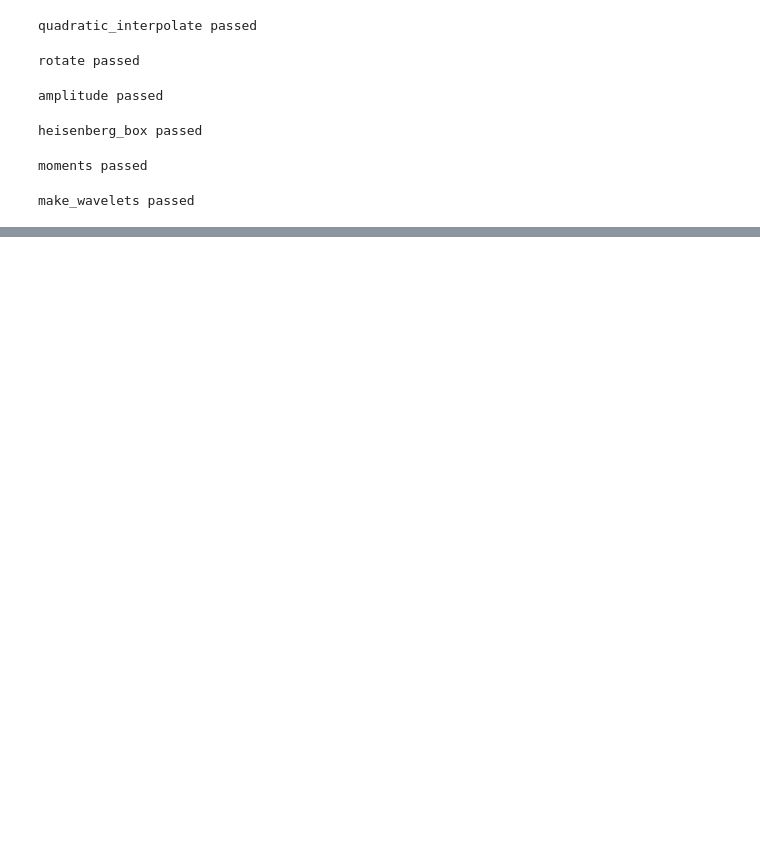
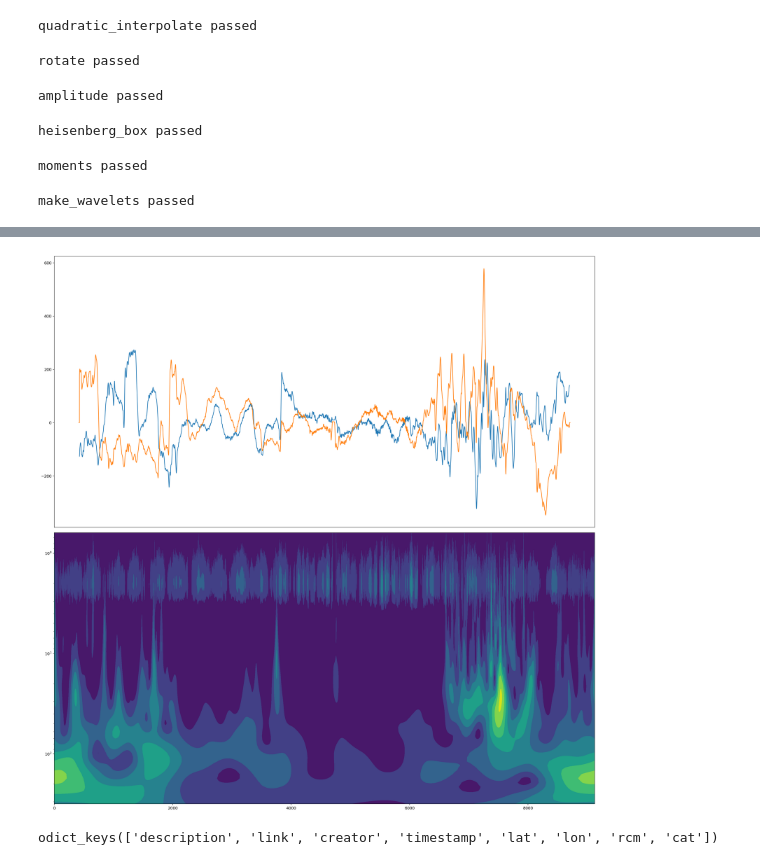
Before and after one commit to danrsc/analytic_wavelet, a Jupyter notebook: analytic_wavelet_transform_test.ipynb, the cells around one changed output, grey strips where cells are left out. Cells and saved outputs as stored; diff of their text form; code cells hidden in the pictures; blank space fills up the shorter version.

```diff
--- a/analytic_wavelet_transform_test.ipynb
+++ b/analytic_wavelet_transform_test.ipynb
@@ -480,0 +674,72 @@ for i, b in enumerate(reversed(gamma_beta)):
+# %%
+# analytic_wavelet_transform
+from collections import OrderedDict
+import numpy as np
+from scipy.io import loadmat
+from scipy.signal.windows import hann
+from scipy.signal import convolve
+from analytic_wavelet import analytic_wavelet_transform, GeneralizedMorseWavelet, make_unpad_slices, masked_detrend
+from wavelet_spectra_plot import wavelet_contourf, time_series_plot
+%matplotlib inline
+from matplotlib import pyplot as plt, gridspec
+
+def _convert_void_to_dict(v):
+    result = OrderedDict()
+    for field in v.dtype.fields:
+        if v[field].shape != (1, 1):
+            raise ValueError('Expected each value to have shape (1, 1): {}: {}'.format(field, v[field].shape))
+        value = v[field][0, 0]
+        if value.dtype.kind in ('S', 'U'):
+            value = str(value[0])
+        elif value.dtype.kind == 'V':
+            value = _convert_void_to_dict(value)
+        result[field] = value
+    return result
+
+
+def load_test_data(path):
+    d = loadmat(path)
+    keys = [k for k in d if not (k.startswith('__') and k.endswith('__'))]
+    if len(keys) > 1:
+        raise ValueError('Too many keys. Expected just one: {}'.format(keys))
+    return _convert_void_to_dict(d[keys[0]])
+
+
+bravo94 = load_test_data('test_data/bravo94.mat')
+cv = bravo94['rcm']['cv'].T
+cv = cv[1]
+morse = GeneralizedMorseWavelet(gamma=3, beta=2)
+fs = morse.log_spaced_frequencies(high=np.pi, low=np.pi / 1000, nyquist_overlap=0.05)
+pad_width = cv.shape[-1]
+unpad_slices = make_unpad_slices(cv.ndim, pad_width)
+cv = np.pad(masked_detrend(cv), pad_width, mode='wrap')
+psi, psi_f = morse.make_wavelet(cv.shape[-1], fs)
+wp = analytic_wavelet_transform(cv, psi_f, np.isrealobj(psi), unpad_slices)
+wn = analytic_wavelet_transform(np.conj(cv), psi_f, np.isrealobj(psi), unpad_slices)
+cv = cv[unpad_slices]
+
+cv = convolve(cv, hann(24), mode='valid')
+
+pad_start = (wp.shape[-1] - len(cv)) // 2
+pad_end = wp.shape[-1] - len(cv) - pad_start
+cv = np.pad(cv, (pad_start, pad_end), mode='constant', constant_values=np.nan)
+
+fig = plt.figure(figsize=(20, 20), dpi=180)
+grid = gridspec.GridSpec(2, 1)
+
+ax = fig.add_subplot(grid[0, 0])
+time_series_plot(ax, np.arange(wp.shape[-1]), cv)
+ax.set_xticks([])
+
+ax = fig.add_subplot(grid[1, 0])
+wavelet_contourf(ax, np.arange(wp.shape[-1]), 1/fs, np.sqrt(np.square(np.abs(wp)) + np.square(np.abs(wn))))
+ax.set_yscale('log')
+ax.invert_yaxis()
+
+fig.tight_layout()
+# %% [output]
+[figure, added]
+# %%
+print(bravo94.keys())
+# %% [output]
+odict_keys(['description', 'link', 'creator', 'timestamp', 'lat', 'lon', 'rcm', 'cat'])
```
Also changed, not shown: parts of 3 cells of this notebook, 8 other files.
